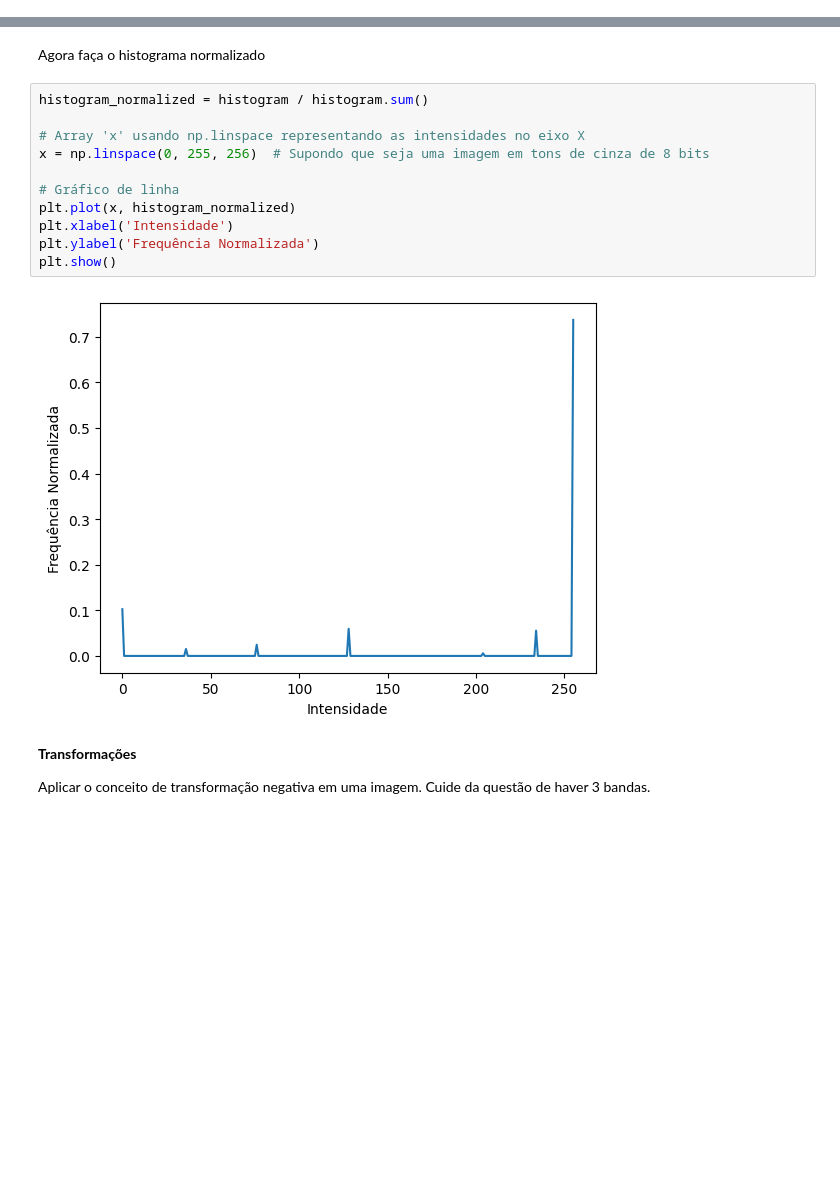
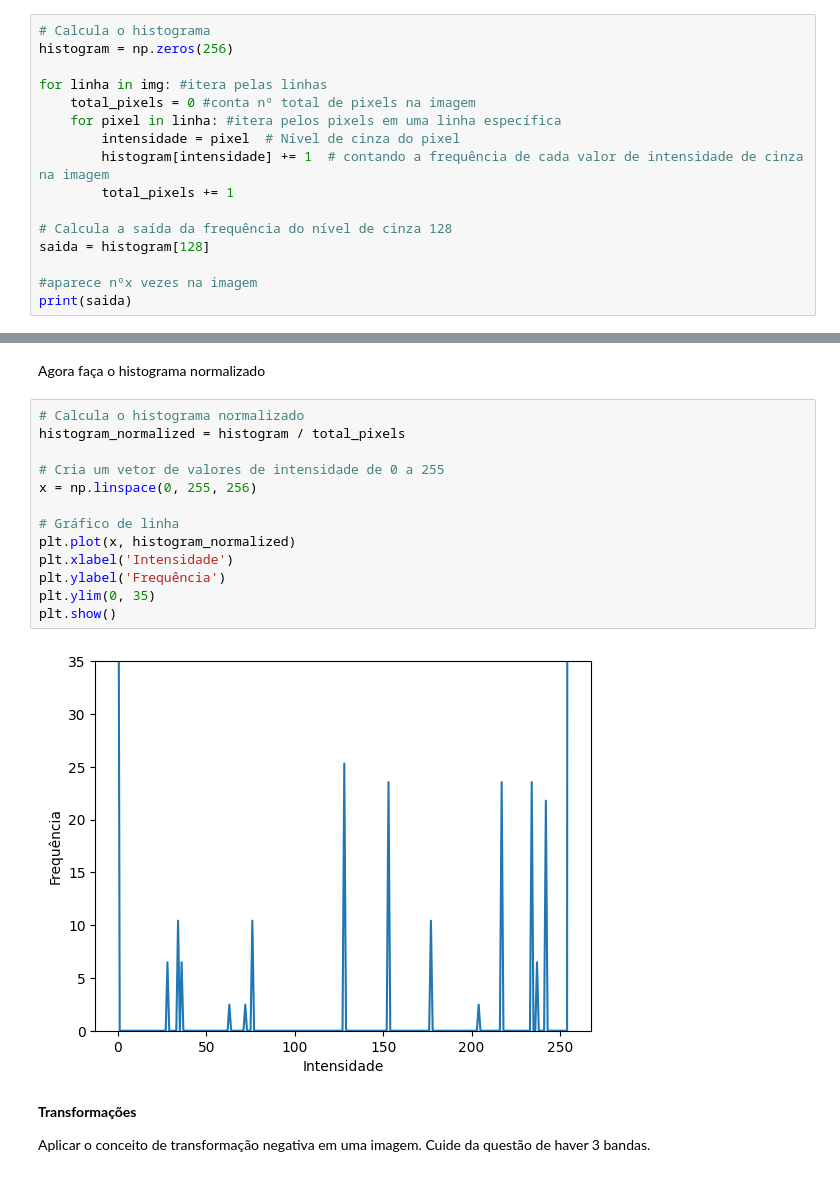
Before and after one commit to Pamgerber/Processamento_Imagens-1trabM2, a Jupyter notebook: Pratica1_Operações_Pontuais.ipynb, the cells around one changed output, grey strips where cells are left out. Drawn from its saved outputs; the diff is of its cells as text; blank space fills up the shorter version.

```diff
--- a/Pratica1_Operações_Pontuais.ipynb
+++ b/Pratica1_Operações_Pontuais.ipynb
@@ -84,0 +83,16 @@ histogram = cv2.calcHist([img], [0], None, [256], [0, 256])
+# %%
+# Calcula o histograma
+histogram = np.zeros(256)
+
+for linha in img: #itera pelas linhas
+    total_pixels = 0 #conta nº total de pixels na imagem
+    for pixel in linha: #itera pelos pixels em uma linha específica
+        intensidade = pixel  # Nível de cinza do pixel
+        histogram[intensidade] += 1  # contando a frequência de cada valor de intensidade de cinza na imagem
+        total_pixels += 1
+
+# Calcula a saída da frequência do nível de cinza 128
+saida = histogram[128]
+
+#aparece nºx vezes na imagem
+print(saida)
@@ -95,18 +112,20 @@ plt.show()
 # %% [markdown]
 Agora faça o histograma normalizado
 # %%
-histogram_normalized = histogram / histogram.sum()
+# Calcula o histograma normalizado
+histogram_normalized = histogram / total_pixels
 
-# Array 'x' usando np.linspace representando as intensidades no eixo X
-x = np.linspace(0, 255, 256)  # Supondo que seja uma imagem em tons de cinza de 8 bits
+# Cria um vetor de valores de intensidade de 0 a 255
+x = np.linspace(0, 255, 256)
 
 # Gráfico de linha
 plt.plot(x, histogram_normalized)
 plt.xlabel('Intensidade')
-plt.ylabel('Frequência Normalizada')
+plt.ylabel('Frequência')
+plt.ylim(0, 35)
 plt.show()
 # %% [output]
-[figure, old version]
+[figure, new version]
 # %% [markdown]
 **Transformações**
 
```
Also changed, not shown: parts of 13 cells of this notebook.
